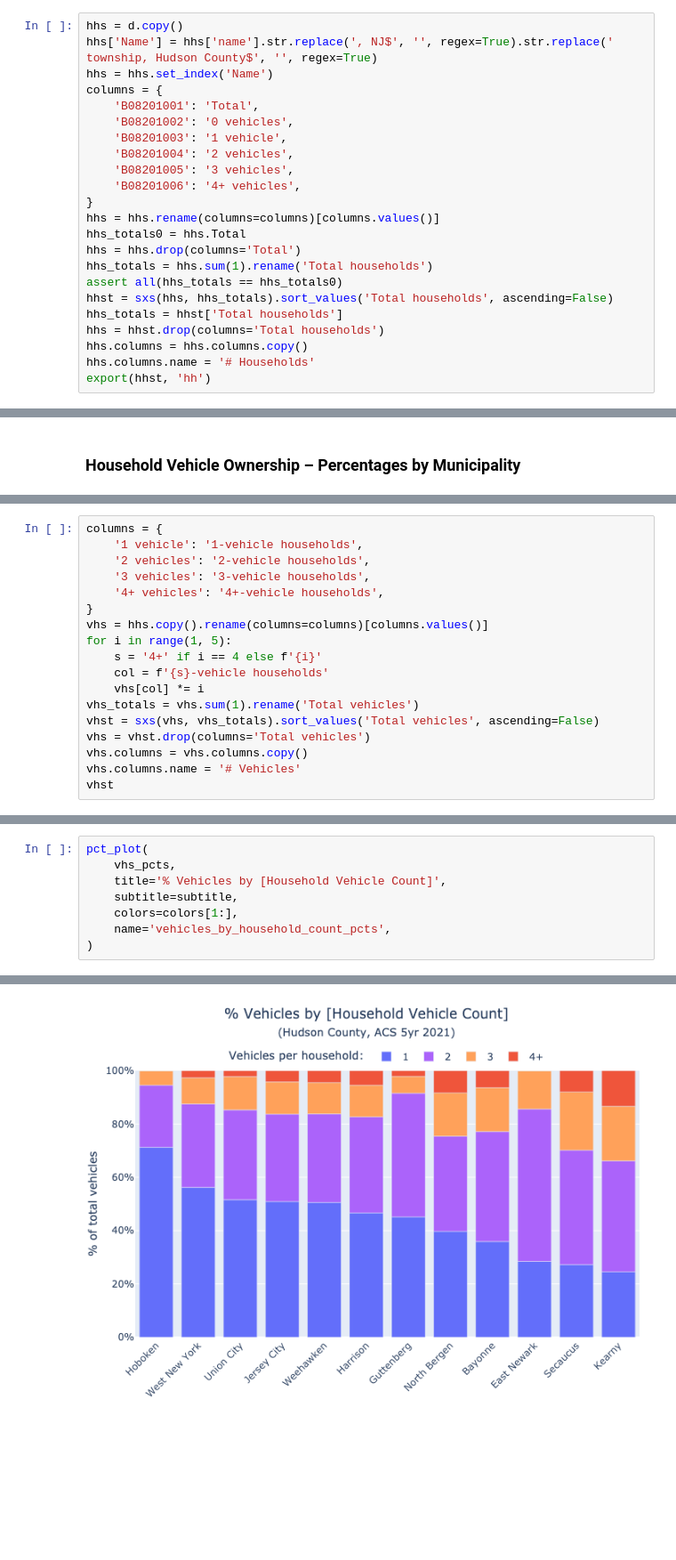
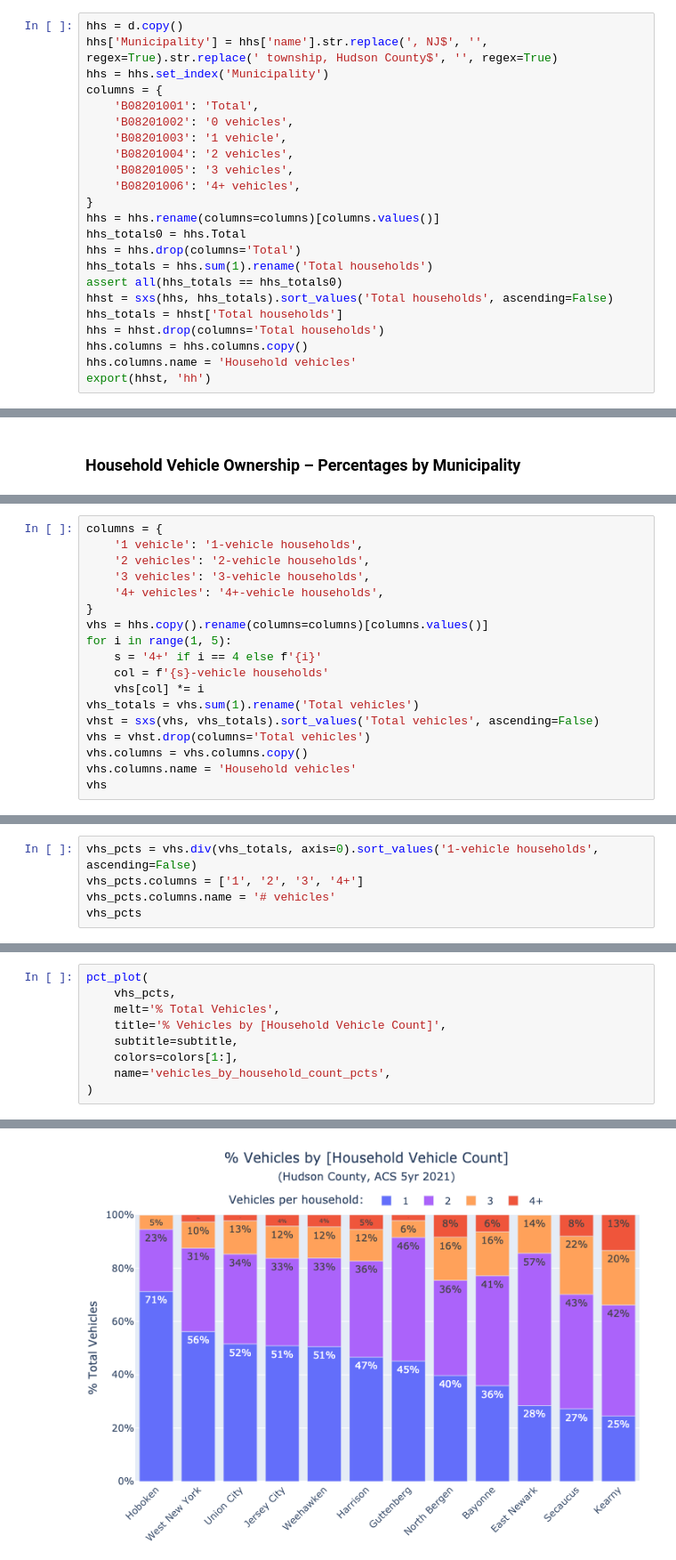
Before and after one commit to hudcostreets/household-vehicles, a Jupyter notebook: hudson/household vehicle ownership.ipynb, the cells around one changed output, grey strips where cells are left out. Shown at 89% size. Saved outputs shown, nothing was run; the diff lists cells and outputs as text; blank space fills up the shorter version.

```diff
--- a/hudson/household vehicle ownership.ipynb
+++ b/hudson/household vehicle ownership.ipynb
@@ -35,7 +37,7 @@ Source: [censusreporter.org].
 # %%
 hhs = d.copy()
-hhs['Name'] = hhs['name'].str.replace(', NJ$', '', regex=True).str.replace(' township, Hudson County$', '', regex=True)
-hhs = hhs.set_index('Name')
+hhs['Municipality'] = hhs['name'].str.replace(', NJ$', '', regex=True).str.replace(' township, Hudson County$', '', regex=True)
+hhs = hhs.set_index('Municipality')
 columns = {
     'B08201001': 'Total',
     'B08201002': '0 vehicles',
@@ -53,7 +55,7 @@ hhst = sxs(hhs, hhs_totals).sort_values('Total households', ascending=False)
 hhs_totals = hhst['Total households']
 hhs = hhst.drop(columns='Total households')
 hhs.columns = hhs.columns.copy()
-hhs.columns.name = '# Households'
+hhs.columns.name = 'Household vehicles'
 export(hhst, 'hh')
 # %% [output]
 Saved parquet to .ire/hh.parquet
@@ -138,6 +140,6 @@ vhs_totals = vhs.sum(1).rename('Total vehicles')
 vhst = sxs(vhs, vhs_totals).sort_values('Total vehicles', ascending=False)
 vhs = vhst.drop(columns='Total vehicles')
 vhs.columns = vhs.columns.copy()
-vhs.columns.name = '# Vehicles'
-vhst
+vhs.columns.name = 'Household vehicles'
+vhs
 # %% [output]
@@ -190,0 +174,5 @@ Saved plotly to .ire/vehicles_by_household_count.json
+# %%
+vhs_pcts = vhs.div(vhs_totals, axis=0).sort_values('1-vehicle households', ascending=False)
+vhs_pcts.columns = ['1', '2', '3', '4+']
+vhs_pcts.columns.name = '# vehicles'
+vhs_pcts
@@ -191,11 +194,12 @@ Saved plotly to .ire/vehicles_by_household_count.json
 # %%
 pct_plot(
     vhs_pcts,
+    melt='% Total Vehicles',
     title='% Vehicles by [Household Vehicle Count]',
     subtitle=subtitle,
     colors=colors[1:],
     name='vehicles_by_household_count_pcts',
 )
 # %% [output]
 Saved plotly to .ire/vehicles_by_household_count_pcts.json
-[figure, old version]
+[figure, new version]
```
Also changed, not shown: parts of 11 cells of this notebook, 30 other files.
